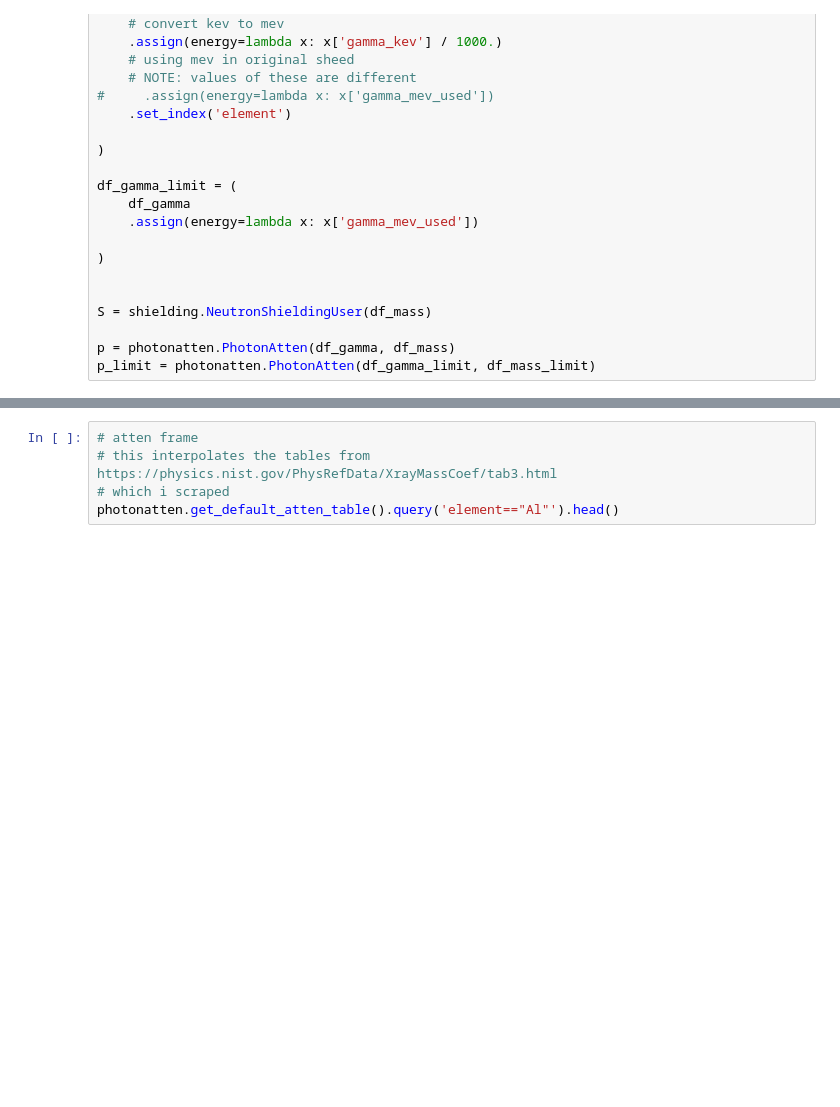
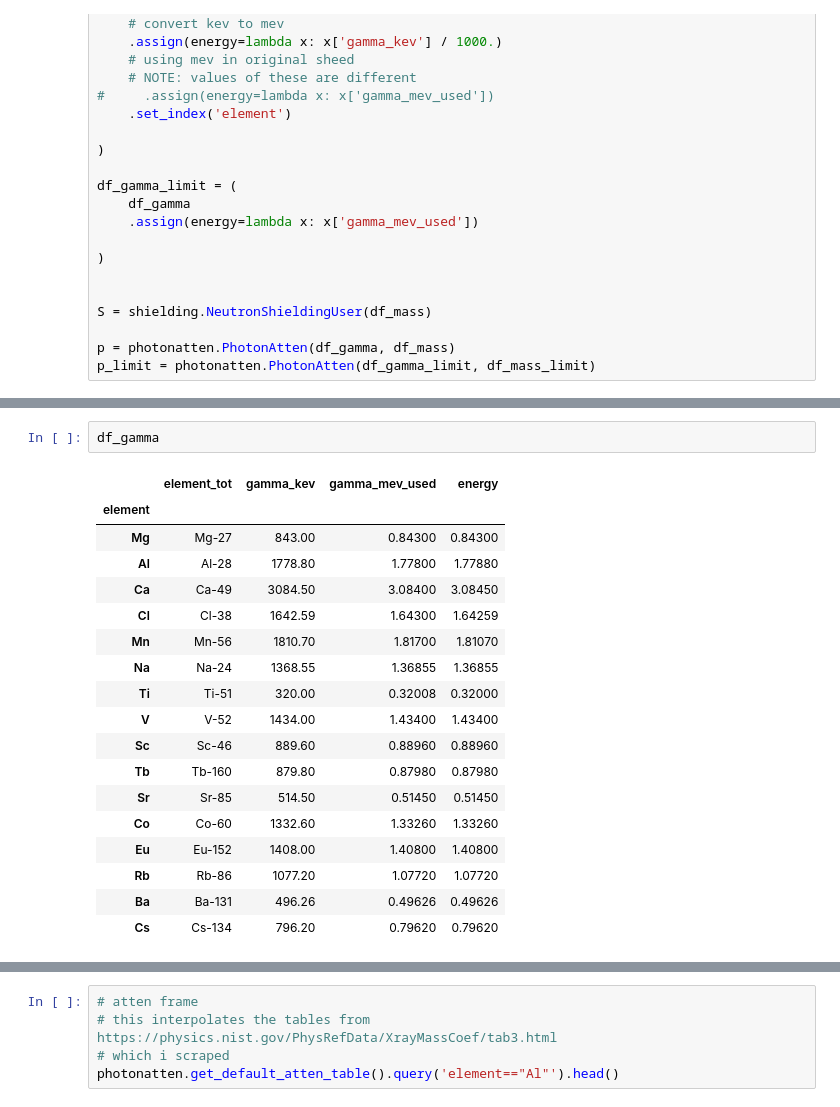
Before and after one commit to wpk-nist-gov/neutron_analysis, a Jupyter notebook: notebooks/demo.ipynb, the cells around one changed output, grey strips where cells are left out. Saved outputs shown, nothing was run; the diff lists cells and outputs as text; blank space fills up the shorter version.

```diff
--- a/notebooks/demo.ipynb
+++ b/notebooks/demo.ipynb
@@ -145,0 +456,21 @@ p_limit = photonatten.PhotonAtten(df_gamma_limit, df_mass_limit)
+# %%
+df_gamma
+# %% [output]
+|  | element_tot | gamma_kev | gamma_mev_used | energy |
+| element |  |  |  |  |
+| Mg | Mg-27 | 843.00 | 0.84300 | 0.84300 |
+| Al | Al-28 | 1778.80 | 1.77800 | 1.77880 |
+| Ca | Ca-49 | 3084.50 | 3.08400 | 3.08450 |
+| Cl | Cl-38 | 1642.59 | 1.64300 | 1.64259 |
+| Mn | Mn-56 | 1810.70 | 1.81700 | 1.81070 |
+| Na | Na-24 | 1368.55 | 1.36855 | 1.36855 |
+| Ti | Ti-51 | 320.00 | 0.32008 | 0.32000 |
+| V | V-52 | 1434.00 | 1.43400 | 1.43400 |
+| Sc | Sc-46 | 889.60 | 0.88960 | 0.88960 |
+| Tb | Tb-160 | 879.80 | 0.87980 | 0.87980 |
+| Sr | Sr-85 | 514.50 | 0.51450 | 0.51450 |
+| Co | Co-60 | 1332.60 | 1.33260 | 1.33260 |
+| Eu | Eu-152 | 1408.00 | 1.40800 | 1.40800 |
+| Rb | Rb-86 | 1077.20 | 1.07720 | 1.07720 |
+| Ba | Ba-131 | 496.26 | 0.49626 | 0.49626 |
+| Cs | Cs-134 | 796.20 | 0.79620 | 0.79620 |
```
Also changed, not shown: parts of 20 cells of this notebook, 2 other files.
